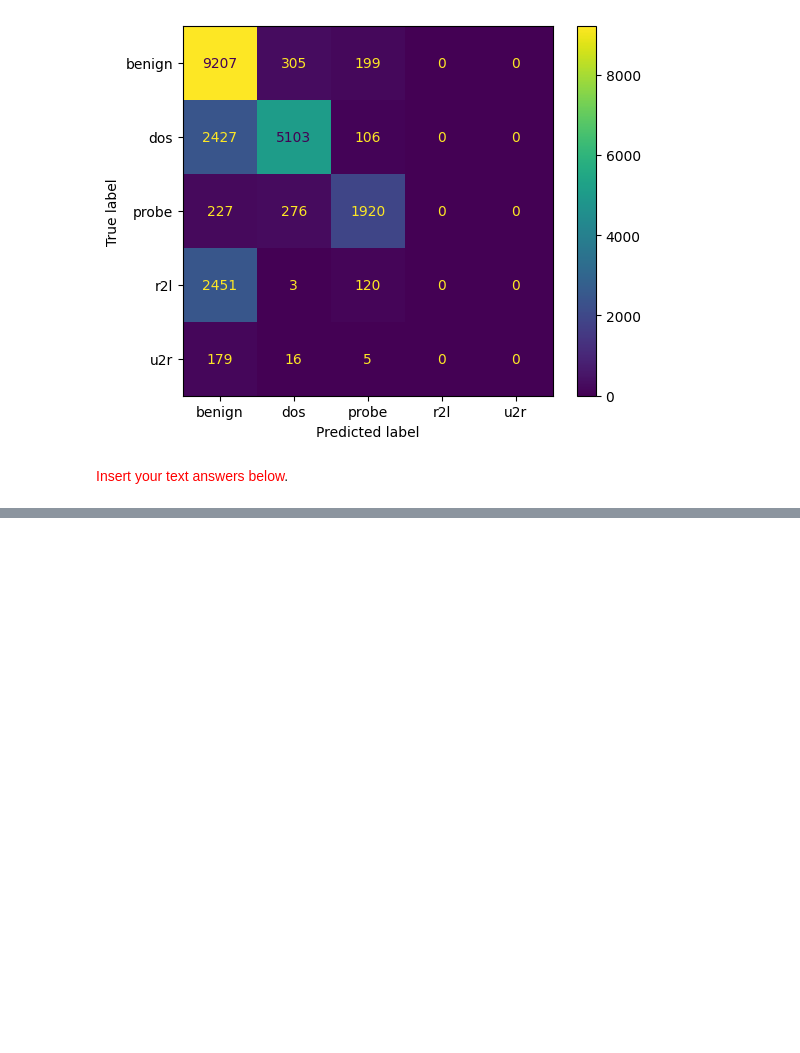
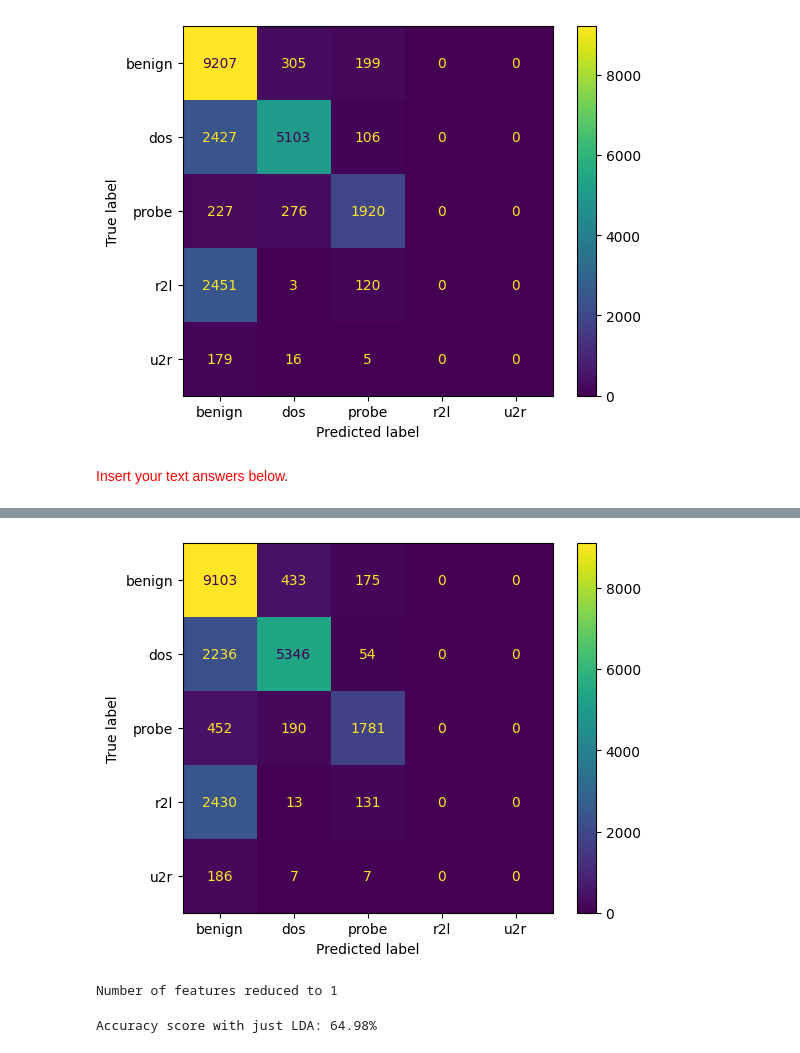
Before and after one commit to sprince0031/UL_Masters, a Jupyter notebook: SEM_1/CE4051-Introduction_to_Data_Engineering_and_Machine_Learning/Week7_8/Activity4_23052058.ipynb, the cells around one changed output, grey strips where cells are left out. Cells and saved outputs as stored; diff of their text form; code cells hidden in the pictures; blank space fills up the shorter version.

```diff
--- a/SEM_1/CE4051-Introduction_to_Data_Engineering_and_Machine_Learning/Week7_8/Activity4_23052058.ipynb
+++ b/SEM_1/CE4051-Introduction_to_Data_Engineering_and_Machine_Learning/Week7_8/Activity4_23052058.ipynb
@@ -681,0 +802,25 @@ This model has a slightly lesser accuracy than the first model we trained withou
+# %%
+# Generating the confusion matrix for our predictions
+confusion_matrix_lda_2 = confusion_matrix(test_Y, preds_lda_2, labels=model_lda_2.classes_)
+
+# Plotting the confusion matrix instead of printing it as a 2D array so that it is easier to discern
+disp = ConfusionMatrixDisplay(confusion_matrix=confusion_matrix_lda_2, display_labels=model_lda_2.classes_)
+disp.plot()
+plt.show()
+# %% [output]
+[figure, added]
+# %%
+lda_1 = LinearDiscriminantAnalysis(n_components=1)
+train_X_lda_1 = lda_1.fit_transform(train_X_scaled, train_Y)
+test_X_lda_1 = lda_1.transform(test_X_scaled)
+print(f'Number of features reduced to {np.shape(train_X_lda_1)[1]}')
+# %% [output]
+Number of features reduced to 1
+# %%
+model_lda_1 = SVC(kernel='linear')
+model_lda_1.fit(train_X_lda_1, train_Y)
+
+preds_lda_1 = model_lda_1.predict(test_X_lda_1)
+print(f'Accuracy score with just LDA: {accuracy_score(test_Y, preds_lda_1)*100:.2f}%')
+# %% [output]
+Accuracy score with just LDA: 64.98%
```
Also changed, not shown: parts of 19 cells of this notebook.
